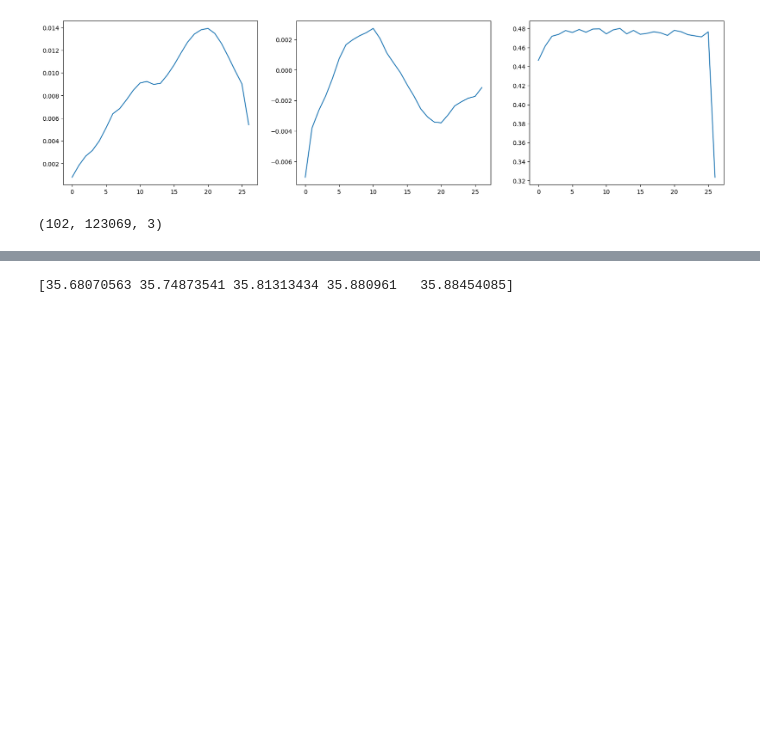
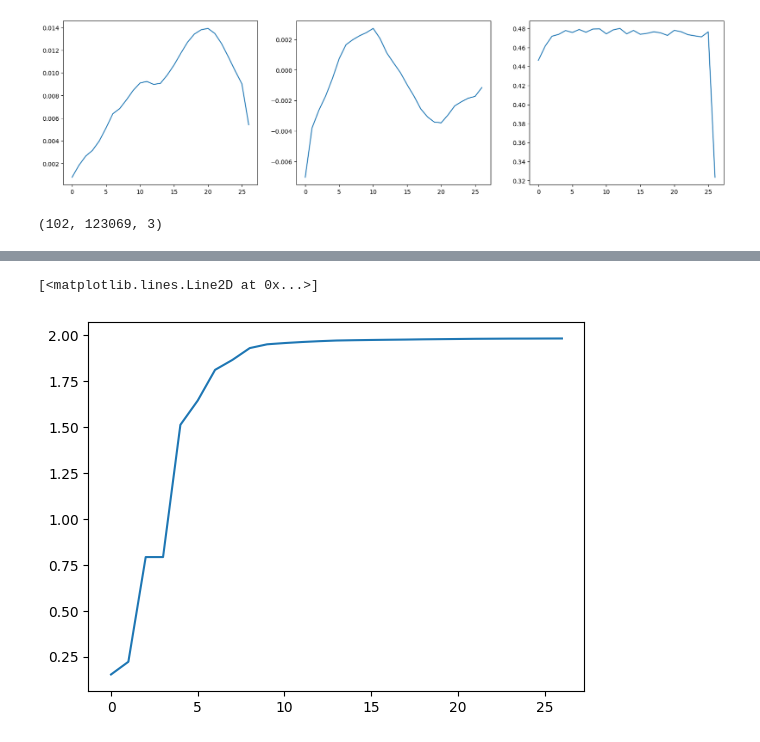
Before and after one commit to qilinli/gns-fragment, a Jupyter notebook: notebooks/read_fragment.ipynb, the cells around one changed output, grey strips where cells are left out. Drawn from its saved outputs; the diff is of its cells as text; code cells hidden in the pictures; blank space fills up the shorter version.

```diff
--- a/notebooks/read_fragment.ipynb
+++ b/notebooks/read_fragment.ipynb
@@ -535,4 +575,17 @@ for axis in range(3):
-# %%
-print(poss[-5:, 2])
-# %% [output]
-[35.68070563 35.74873541 35.81313434 35.880961   35.88454085]
+# %%
+path = '/home/jovyan/work/data_temp/fragment/Fragment/test.npz'
+data = np.load(path)
+data_list = []
+current_list = []
+for array in data.values():
+    current_list.append(array)
+    if len(current_list) == 4:
+        data_list.append(current_list)
+        current_list = []
+# %%
+import matplotlib.pyplot as plt
+
+plt.plot(data_list[0][2][:, 8000])
+# %% [output]
+[<matplotlib.lines.Line2D at 0x...>]
+[figure, added]
```
Also changed, not shown: parts of 4 cells of this notebook, 23 other files.
